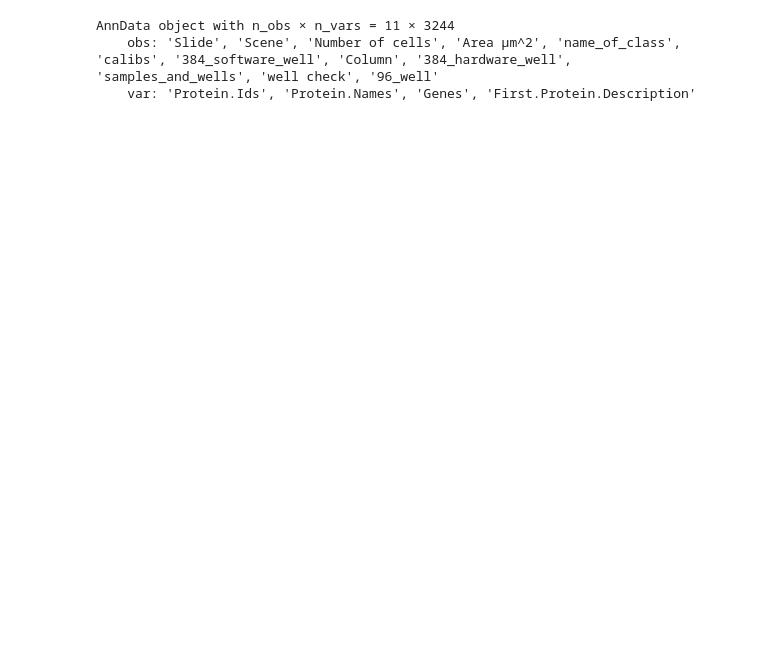
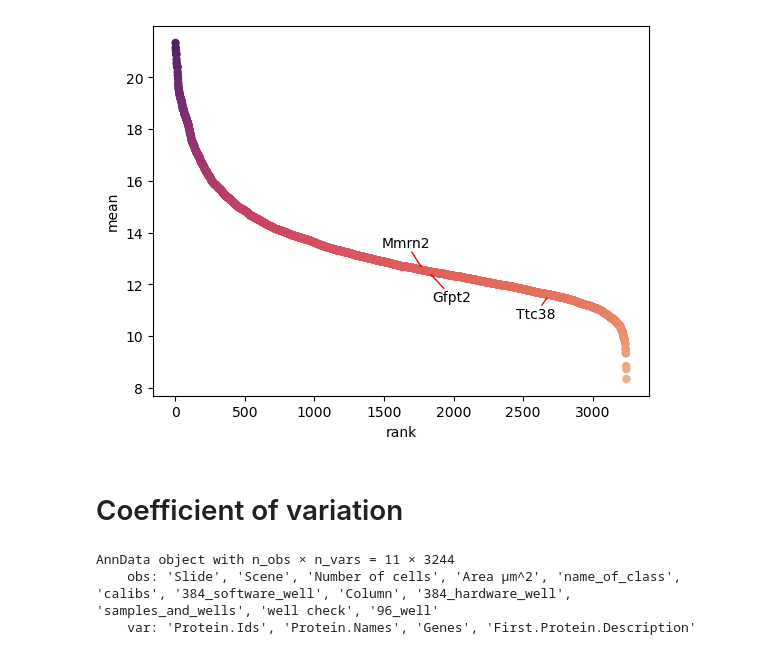
Before and after one commit to josenimo/PyProteomics, a Jupyter notebook: JupyterNotebooks/Test4_Plotting.ipynb, the cells around one changed output. Saved outputs shown, nothing was run; the diff lists cells and outputs as text; code cells hidden in the pictures; blank space fills up the shorter version.

```diff
--- a/JupyterNotebooks/Test4_Plotting.ipynb
+++ b/JupyterNotebooks/Test4_Plotting.ipynb
@@ -33,0 +34,2 @@ sns.kdeplot(data=tips, x="total_bill", hue="day")
+# %%
+adata = ad.read_h5ad("../data/testdata/test4_qcplots/test4_input/adata_log2_cont_filter.h5ad")
@@ -33,0 +45,39 @@ sns.kdeplot(data=tips, x="total_bill", hue="day")
+# %%
+def rankplot(adata, key_adataobs, val_adataobs, key_adatavar, label_adatavar ):
+
+    adata_copy = adata.copy()
+
+    assert key_adatavar in adata_copy.var.columns, f"{key_adatavar} not in adata.var"
+
+    if key_adataobs is not None:
+        assert key_adataobs in adata_copy.obs.columns, f"{key_adataobs} not in adata.obs"
+        adata_copy = adata_copy[adata_copy.obs[key_adataobs] == val_adataobs].copy()
+
+    df_tmp = pd.DataFrame(data=adata_copy.X, columns=adata_copy.var[key_adatavar])
+    df_tmp = df_tmp.T
+    df_tmp['mean'] = df_tmp.mean(axis=1)
+    df_tmp.sort_values(by='mean', ascending=False, inplace=True)
+    df_tmp.reset_index(inplace=True)
+    df_tmp['rank'] = df_tmp.index +1
+
+    #plot
+    fig, ax = plt.subplots()
+    sns.scatterplot(data=df_tmp, x='rank', y='mean', hue='mean', palette='flare', ax=ax, linewidth=0)
+    ax.get_legend().remove()
+
+    if label_adatavar is not None:
+
+        texts = []
+        for gene in label_adatavar:
+            x = df_tmp.loc[df_tmp[key_adatavar] == gene, 'rank']
+            y = df_tmp.loc[df_tmp[key_adatavar] == gene, 'mean']
+            texts.append(ax.text(x, y, gene, ha='center', va='center'))
+        adjust_text(texts, expand=(1, 3), arrowprops=dict(arrowstyle='->', color='red'))
+
+    plt.show()
+# %%
+rankplot(adata=adata, key_adataobs="Slide", val_adataobs=1, key_adatavar="Genes", label_adatavar=['Gfpt2','Ttc38','Mmrn2'])
+# %% [output]
+[figure, added]
+# %% [markdown]
+# Coefficient of variation
```
Also changed, not shown: parts of 24 cells of this notebook, 4 other files.
